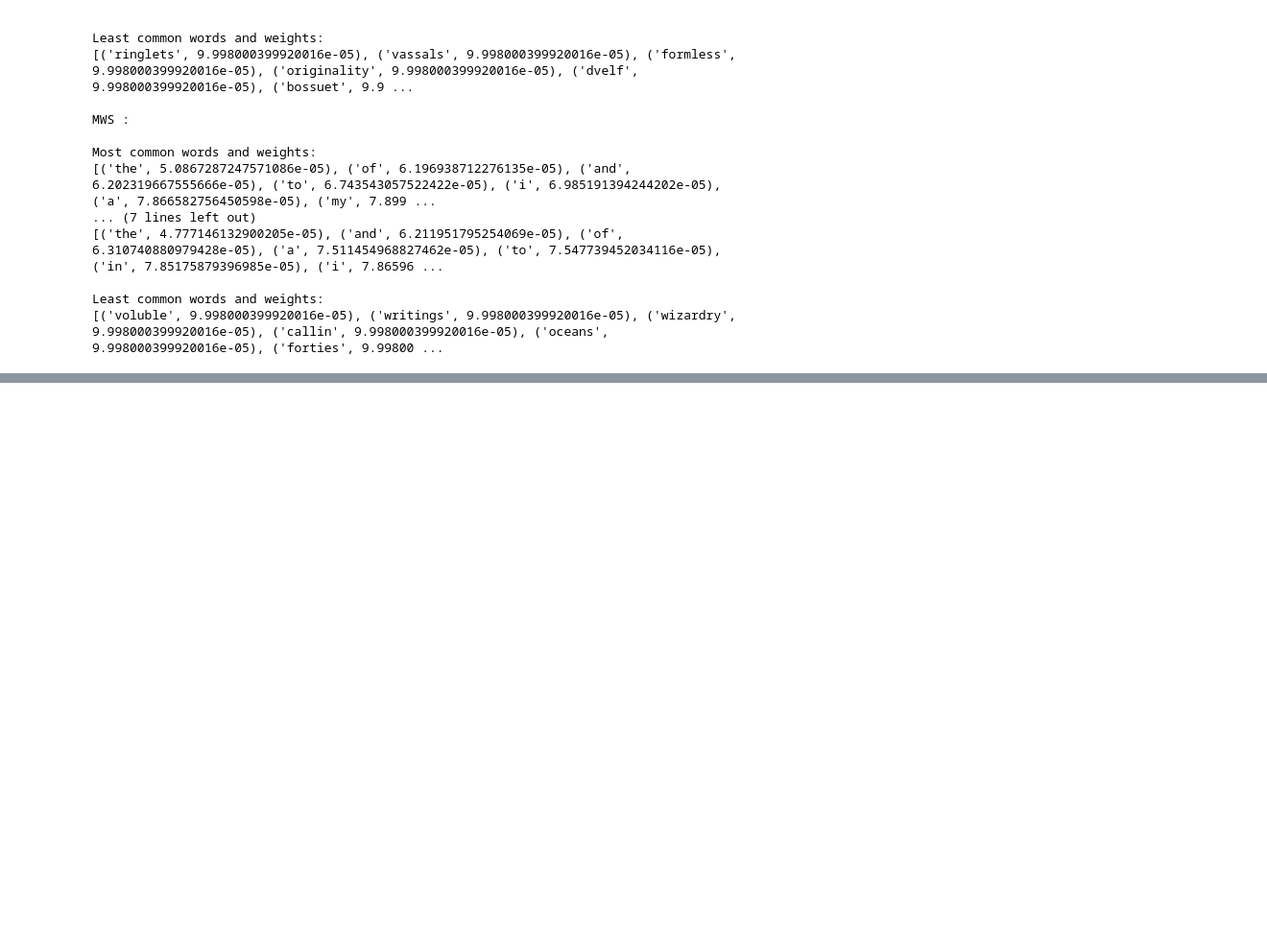
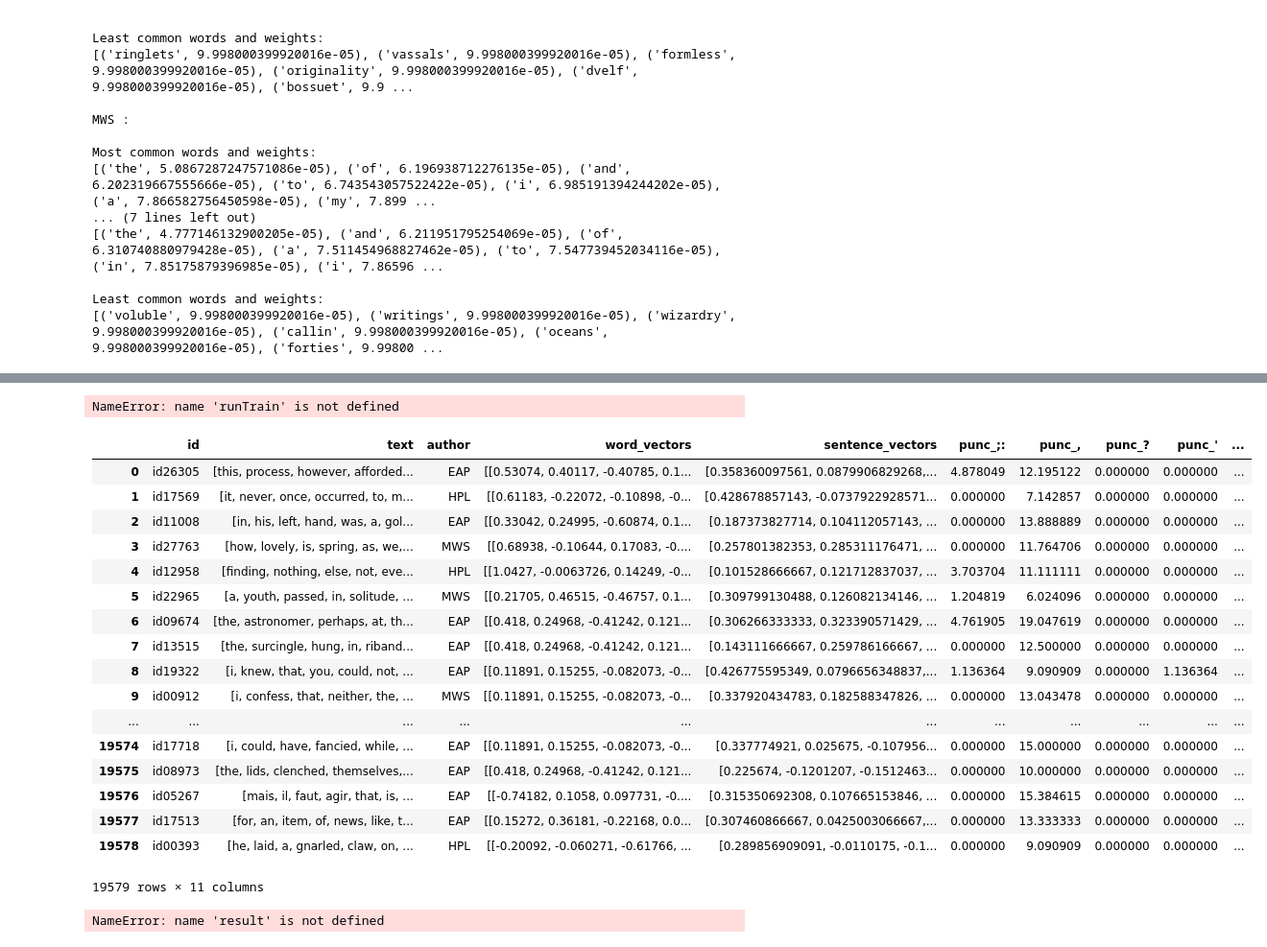
Before and after one commit to skrcode/Kaggle---Spooky-Author, a Jupyter notebook: src/main.ipynb, the cells around one changed output, grey strips where cells are left out. Shown: that part at 96% size. Saved outputs shown, nothing was run; the diff lists cells and outputs as text; code cells hidden in the pictures; blank space fills up the shorter version.

```diff
--- a/src/main.ipynb
+++ b/src/main.ipynb
@@ -14,5 +0,0 @@ X_train,X_test,word_vecs = dataRead.do()
-# %%
-reload(dataClean)
-X_train_features,X_test_features = dataClean.clean(X_train,X_test)
-X_train_features,X_test_features = dataClean.getWordVectors(X_train_features,X_test_features,word_vecs)
-X_train_features,X_test_features = dataClean.getSentenceVectors(X_train_features,X_test_features)
@@ -55,0 +21,12 @@ writeResult.do(result,X_test_features)
+# %%
+# Read data
+train = "../data/train.csv"
+test = "../data/test.csv"
+wv = "../../../../glove.6B/glove.6B.50d.txt"
+X_train = pd.read_csv( train, header=0,delimiter="," )
+X_test = pd.read_csv( test, header=0,delimiter="," )
+word_vecs = {}
+with open(wv) as f:
+    for line in f:
+       vals = line.split()
+       word_vecs[vals[0]] = np.array(vals[1::],dtype=float)
@@ -180,17 +150,17 @@ Sentences with punctuation for HPL: 0.7596504331%
 dist_train_eap = [y for x in X_train_features[X_train_features['author'] == 'EAP']['text'] for y in x]
 nsw_dist_train_eap = [word for word in dist_train_eap if word not in stopwords.words('english')]
 c = Counter(nsw_dist_train_eap)
-print [ (i, c[i]*100.0  / len(nsw_dist_train_eap))  for i in c]
+#print [ (i, c[i]*100.0  / len(nsw_dist_train_eap))  for i in c]
 
-dist_train_eap = [y for x in X_train_features[X_train_features['author'] == 'MWS']['text'] for y in x]
+dist_train_mws = [y for x in X_train_features[X_train_features['author'] == 'MWS']['text'] for y in x]
 nsw_dist_train_mws = [word for word in dist_train_mws if word not in stopwords.words('english')]
 c = Counter(nsw_dist_train_mws)
-print [ (i, c[i]*100.0  / len(nsw_dist_train_mws))  for i in c]
+#print [ (i, c[i]*100.0  / len(nsw_dist_train_mws))  for i in c]
 
-dist_train_eap = [y for x in X_train_features[X_train_features['author'] == 'HWL']['text'] for y in x]
+dist_train_hpl = [y for x in X_train_features[X_train_features['author'] == 'HPL']['text'] for y in x]
 nsw_dist_train_hpl = [word for word in dist_train_hpl if word not in stopwords.words('english')]
 c = Counter(nsw_dist_train_hpl)
-print [ (i, c[i]*100.0  / len(nsw_dist_train_hpl))  for i in c]
+#print [ (i, c[i]*100.0  / len(nsw_dist_train_hpl))  for i in c]
 # %%
 # weighted word  count percentage for whole document
 from collections import Counter
@@ -403 +369,31 @@ X_test_features
+# %%
+reload(runTrain)
+runTrain.do(X_train_features,X_test_features)
+# %% [output]
+NameError: name 'runTrain' is not defined
+# %%
+X_train_features
+# %% [output]
+|  | id | text | author | word_vectors | sentence_vectors | punc_;: | punc_, | punc_? | punc_' | ... |
+| 0 | id26305 | [this, process, however, afforded... | EAP | [[0.53074, 0.40117, -0.40785, 0.1... | [0.358360097561, 0.0879906829268,... | 4.878049 | 12.195122 | 0.000000 | 0.000000 | ... |
+| 1 | id17569 | [it, never, once, occurred, to, m... | HPL | [[0.61183, -0.22072, -0.10898, -0... | [0.428678857143, -0.0737922928571... | 0.000000 | 7.142857 | 0.000000 | 0.000000 | ... |
+| 2 | id11008 | [in, his, left, hand, was, a, gol... | EAP | [[0.33042, 0.24995, -0.60874, 0.1... | [0.187373827714, 0.104112057143, ... | 0.000000 | 13.888889 | 0.000000 | 0.000000 | ... |
+| 3 | id27763 | [how, lovely, is, spring, as, we,... | MWS | [[0.68938, -0.10644, 0.17083, -0.... | [0.257801382353, 0.285311176471, ... | 0.000000 | 11.764706 | 0.000000 | 0.000000 | ... |
+| 4 | id12958 | [finding, nothing, else, not, eve... | HPL | [[1.0427, -0.0063726, 0.14249, -0... | [0.101528666667, 0.121712837037, ... | 3.703704 | 11.111111 | 0.000000 | 0.000000 | ... |
+| 5 | id22965 | [a, youth, passed, in, solitude, ... | MWS | [[0.21705, 0.46515, -0.46757, 0.1... | [0.309799130488, 0.126082134146, ... | 1.204819 | 6.024096 | 0.000000 | 0.000000 | ... |
+| 6 | id09674 | [the, astronomer, perhaps, at, th... | EAP | [[0.418, 0.24968, -0.41242, 0.121... | [0.306266333333, 0.323390571429, ... | 4.761905 | 19.047619 | 0.000000 | 0.000000 | ... |
+| 7 | id13515 | [the, surcingle, hung, in, riband... | EAP | [[0.418, 0.24968, -0.41242, 0.121... | [0.143111666667, 0.259786166667, ... | 0.000000 | 12.500000 | 0.000000 | 0.000000 | ... |
+| 8 | id19322 | [i, knew, that, you, could, not, ... | EAP | [[0.11891, 0.15255, -0.082073, -0... | [0.426775595349, 0.0796656348837,... | 1.136364 | 9.090909 | 0.000000 | 1.136364 | ... |
+| 9 | id00912 | [i, confess, that, neither, the, ... | MWS | [[0.11891, 0.15255, -0.082073, -0... | [0.337920434783, 0.182588347826, ... | 0.000000 | 13.043478 | 0.000000 | 0.000000 | ... |
+| ... | ... | ... | ... | ... | ... | ... | ... | ... | ... | ... |
+| 19574 | id17718 | [i, could, have, fancied, while, ... | EAP | [[0.11891, 0.15255, -0.082073, -0... | [0.337774921, 0.025675, -0.107956... | 0.000000 | 15.000000 | 0.000000 | 0.000000 | ... |
+| 19575 | id08973 | [the, lids, clenched, themselves,... | EAP | [[0.418, 0.24968, -0.41242, 0.121... | [0.225674, -0.1201207, -0.1512463... | 0.000000 | 10.000000 | 0.000000 | 0.000000 | ... |
+| 19576 | id05267 | [mais, il, faut, agir, that, is, ... | EAP | [[-0.74182, 0.1058, 0.097731, -0.... | [0.315350692308, 0.107665153846, ... | 0.000000 | 15.384615 | 0.000000 | 0.000000 | ... |
+| 19577 | id17513 | [for, an, item, of, news, like, t... | EAP | [[0.15272, 0.36181, -0.22168, 0.0... | [0.307460866667, 0.0425003066667,... | 0.000000 | 13.333333 | 0.000000 | 0.000000 | ... |
+| 19578 | id00393 | [he, laid, a, gnarled, claw, on, ... | HPL | [[-0.20092, -0.060271, -0.61766, ... | [0.289856909091, -0.0110175, -0.1... | 0.000000 | 9.090909 | 0.000000 | 0.000000 | ... |
+19579 rows × 11 columns
+# %%
+result
+# %% [output]
+NameError: name 'result' is not defined
 # %%
```
Also changed, not shown: parts of 32 cells of this notebook, 7 other files.
